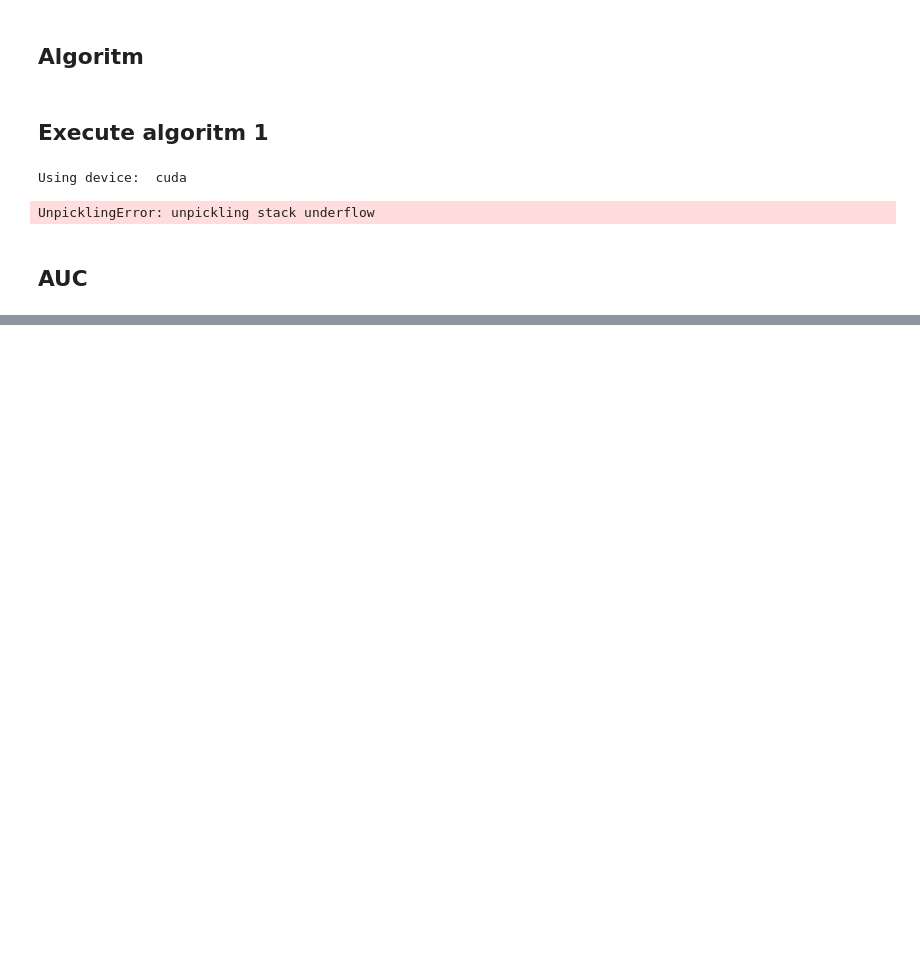
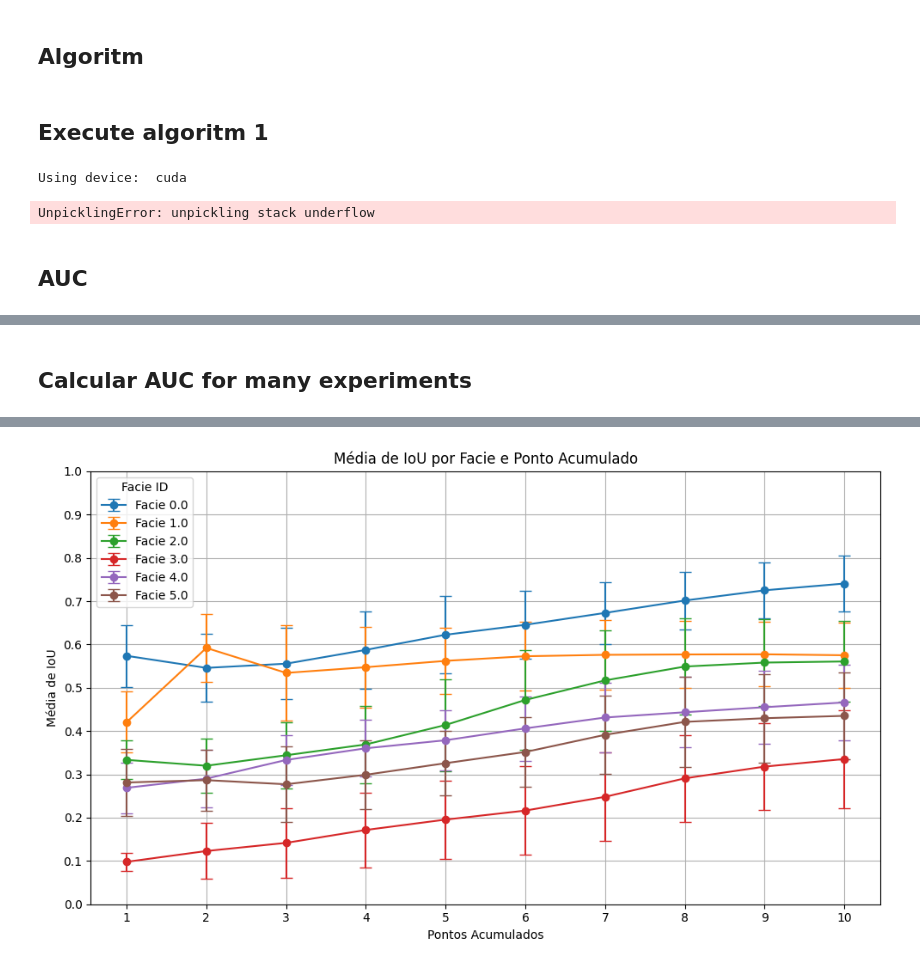
Before and after one commit to filipeas/Minerva-Discovery, a Jupyter notebook: my_experiments/sam_original/notebooks/auc_metric_calculate.ipynb, the cells around one changed output, grey strips where cells are left out. Drawn from its saved outputs; the diff is of its cells as text; code cells hidden in the pictures; blank space fills up the shorter version.

```diff
--- a/my_experiments/sam_original/notebooks/auc_metric_calculate.ipynb
+++ b/my_experiments/sam_original/notebooks/auc_metric_calculate.ipynb
@@ -953,0 +844,66 @@ plt.show()
+# %% [markdown]
+## Calcular AUC for many experiments
+# %%
+import pandas as pd
+import matplotlib.pyplot as plt
+
+# Lista de arquivos de entrada
+filenames = [
+    '/workspaces/Minerva-Discovery/my_experiments/sam_original/exec_experiments/results/experimento-parihaka_experiment_20250124_000403/iou_results_0.csv',
+    '/workspaces/Minerva-Discovery/my_experiments/sam_original/exec_experiments/results/experimento-parihaka_experiment_20250124_000403/iou_results_1.csv',
+    '/workspaces/Minerva-Discovery/my_experiments/sam_original/exec_experiments/results/experimento-parihaka_experiment_20250124_000403/iou_results_2.csv'
+]
+
+# Carregar e concatenar os dados
+all_results = [pd.read_csv(f) for f in filenames]
+results = pd.concat(all_results)
+
+# Calcular média e desvio padrão de IoU para cada facie_id e ponto acumulado
+stats = results.groupby(['facie_id', 'accumulated_point'])['iou'].agg(['mean', 'std']).reset_index()
+stats = stats.sort_values(by=['facie_id', 'accumulated_point'])
+
+# Criar cabeçalho da tabela
+accumulated_points = sorted(stats['accumulated_point'].unique())
+header = ["Facies"] + [f"P{i+1}" for i in range(len(accumulated_points))]
+
+# Criar estrutura para armazenar os valores
+table_data = []
+
+# Iterar sobre os facie_id para preencher as linhas da tabela
+for facie_id in stats['facie_id'].unique():
+    row = [f"F{facie_id+1}"]
+    facie_data = stats[stats['facie_id'] == facie_id]
+    iou_values = {row['accumulated_point']: f"{row['mean']:.3f} ± {row['std']:.3f}" for _, row in facie_data.iterrows()}
+    row += [iou_values.get(p, "-") for p in accumulated_points]
+    table_data.append(row)
+
+# Exibir a tabela formatada
+col_widths = [max(len(str(cell)) for cell in col) for col in zip(header, *table_data)]
+separator = "+".join("-" * (w + 2) for w in col_widths)
+
+print(separator)
+print(" | ".join(f"{header[i]:<{col_widths[i]}}" for i in range(len(header))))
+print(separator)
+for row in table_data:
+    print(" | ".join(f"{row[i]:<{col_widths[i]}}" for i in range(len(row))))
+print(separator)
+
+# Mostrar a média e desvio padrão calculados
+print("Média e Desvio Padrão de IoU por Facie e Ponto:")
+print(stats)
+
+plt.figure(figsize=(10, 6))
+for facie_id in stats['facie_id'].unique():
+    data = stats[stats['facie_id'] == facie_id]
+    plt.errorbar(data['accumulated_point'], data['mean'], yerr=data['std'], marker='o', label=f"Facie {facie_id}", capsize=5)
+
+plt.title("Média de IoU por Facie e Ponto Acumulado")
+plt.xlabel("Pontos Acumulados")
+plt.ylabel("Média de IoU")
+plt.xticks(stats['accumulated_point'].unique())
+plt.yticks([i * 0.1 for i in range(11)], labels=[f'{i * 0.1:.1f}' for i in range(11)])
+plt.legend(title="Facie ID")
+plt.tight_layout()
+plt.grid(True)
+plt.show()
+# %% [output]
@@ -953,0 +927 @@ plt.show()
+[figure, added]
```
Also changed, not shown: parts of 5 cells of this notebook, 6 other files.
